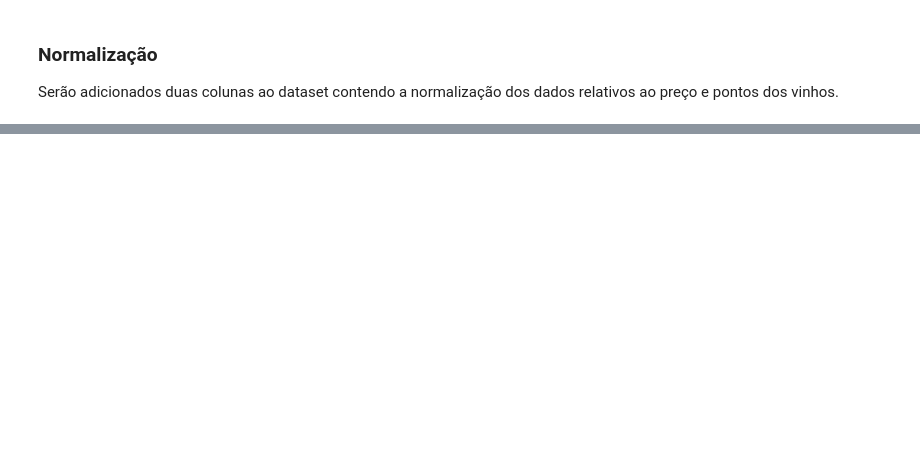
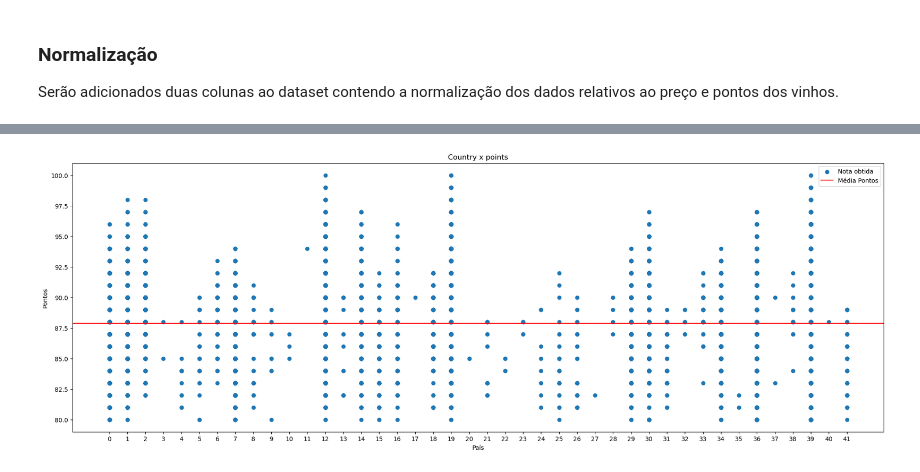
Before and after one commit to CarlosFontaneli/PVD, a Jupyter notebook: atividades/tecnicas_pre_processamento.ipynb, the cells around one changed output, grey strips where cells are left out. Saved outputs shown, nothing was run; the diff lists cells and outputs as text; code cells hidden in the pictures; blank space fills up the shorter version.

```diff
--- a/atividades/tecnicas_pre_processamento.ipynb
+++ b/atividades/tecnicas_pre_processamento.ipynb
@@ -3,6 +4,6 @@ import pandas as pd
 from sklearn.preprocessing import LabelEncoder, StandardScaler
 # %%
-df = pd.read_csv("../Data/winemag-data_first150k.csv")
+df = pd.read_csv("../data/winemag-data_first150k.csv")
 df.head()
 # %% [output]
 |  | Unnamed: 0 | country | description | designation | points | price | province | region_1 | region_2 | ... |
@@ -168,0 +193,5 @@ See the caveats in the documentation: https://pandas.pydata.org/pandas-docs/stab
+# %%
+final_features = ["country", "points", "price", "province", "variety"]
+
+final_df = normalized_df[final_features]
+final_df.head()
@@ -168,0 +234,23 @@ See the caveats in the documentation: https://pandas.pydata.org/pandas-docs/stab
+# %%
+# Gráfico de pontos
+fig, ax = plt.subplots(figsize=(24,8))
+plt.scatter(x = final_df['country'], y = final_df['points'], label='Nota obtida')
+
+# Configurando a escala do eixo x
+plt.xticks(range(0, max(final_df['country']) + 1, 1))
+# Título
+plt.title(f'Country x points')
+labels = ["Pontos", "Média geral dos pontos"]
+handles, _ = ax.get_legend_handles_labels()
+
+# Slice list to remove first handle
+plt.legend(handles = handles[1:], labels = labels)
+# Títulos dos eixos
+plt.xlabel('País')
+plt.ylabel('Pontos')
+# Traçado da média da nota
+plt.axhline(final_df["points"].mean(), color='r', label='Média Pontos');
+plt.legend()
+_ = plt.show()
+# %% [output]
+[figure, added]
```
Also changed, not shown: parts of 9 cells of this notebook.
